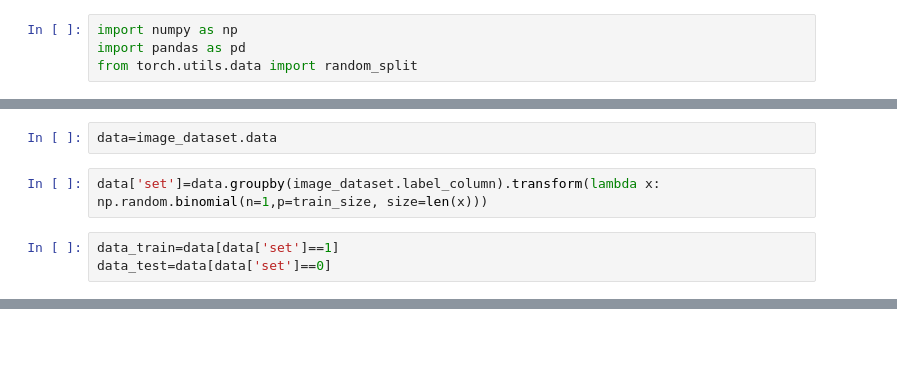
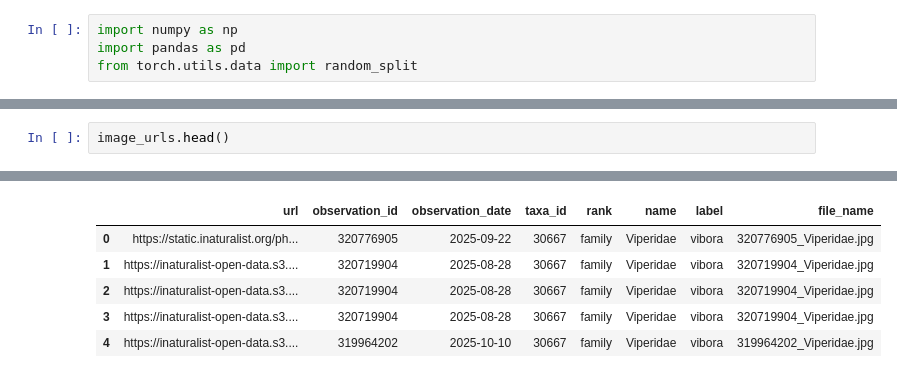
Before and after one commit to nicolasbetancourtc/serpientes-de-colombia, a Jupyter notebook: notebooks/train_test_split.ipynb, the cells around one changed output, grey strips where cells are left out. Cells and saved outputs as stored; diff of their text form; blank space fills up the shorter version.

```diff
--- a/notebooks/train_test_split.ipynb
+++ b/notebooks/train_test_split.ipynb
@@ -29,7 +31,3 @@ train_size=catalog.load('params:train_size')
-# %%
-data=image_dataset.data
-# %%
-data['set']=data.groupby(image_dataset.label_column).transform(lambda x: np.random.binomial(n=1,p=train_size, size=len(x)))
-# %%
-data_train=data[data['set']==1]
-data_test=data[data['set']==0]
+# %%
+image_urls.head()
+# %% [output]
@@ -35,0 +35,6 @@ data_test=data[data['set']==0]
+|  | url | observation_id | observation_date | taxa_id | rank | name | label | file_name |
+| 0 | https://static.inaturalist.org/ph... | 320776905 | 2025-09-22 | 30667 | family | Viperidae | vibora | 320776905_Viperidae.jpg |
+| 1 | https://inaturalist-open-data.s3.... | 320719904 | 2025-08-28 | 30667 | family | Viperidae | vibora | 320719904_Viperidae.jpg |
+| 2 | https://inaturalist-open-data.s3.... | 320719904 | 2025-08-28 | 30667 | family | Viperidae | vibora | 320719904_Viperidae.jpg |
+| 3 | https://inaturalist-open-data.s3.... | 320719904 | 2025-08-28 | 30667 | family | Viperidae | vibora | 320719904_Viperidae.jpg |
+| 4 | https://inaturalist-open-data.s3.... | 319964202 | 2025-10-10 | 30667 | family | Viperidae | vibora | 319964202_Viperidae.jpg |
```
Also changed, not shown: parts of 7 cells of this notebook, 18 other files.
